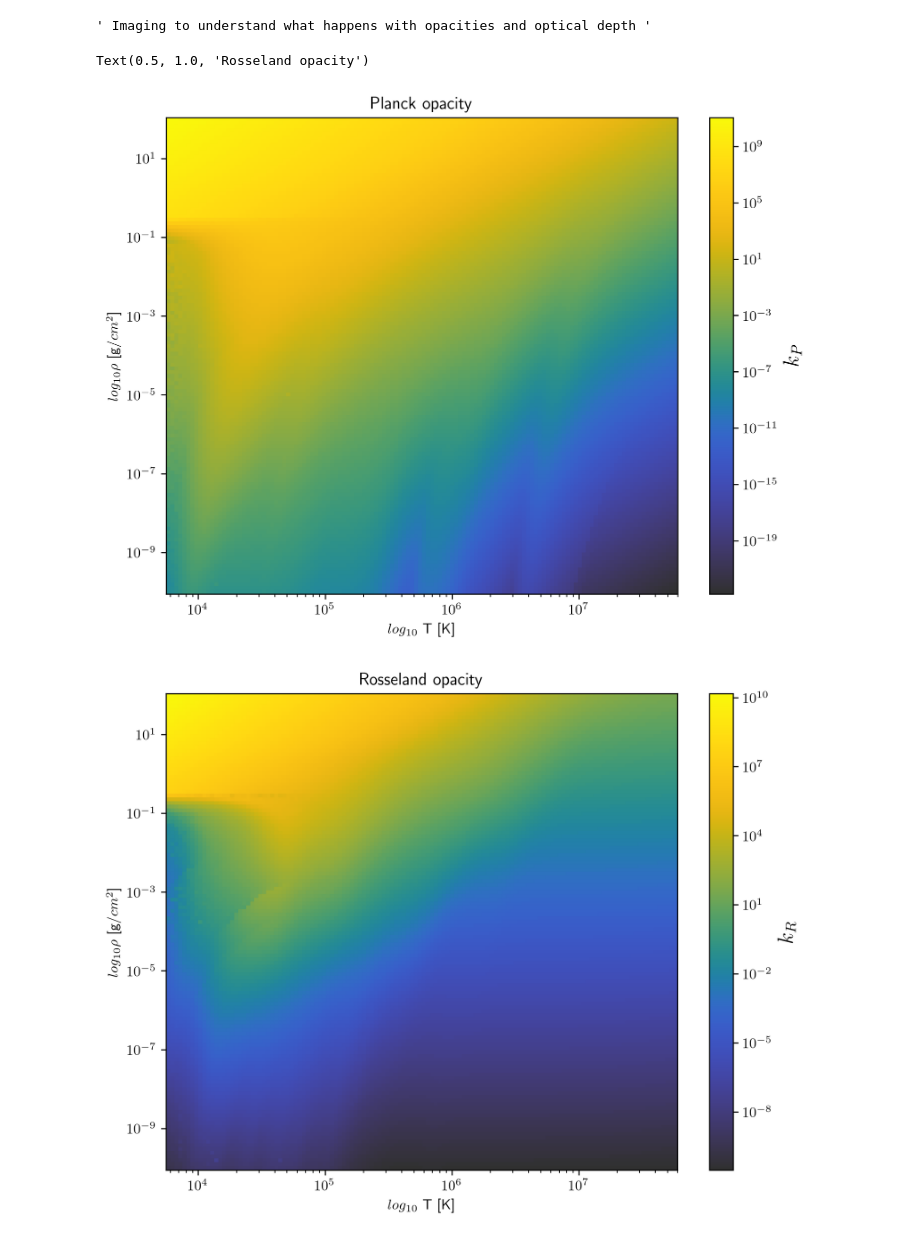
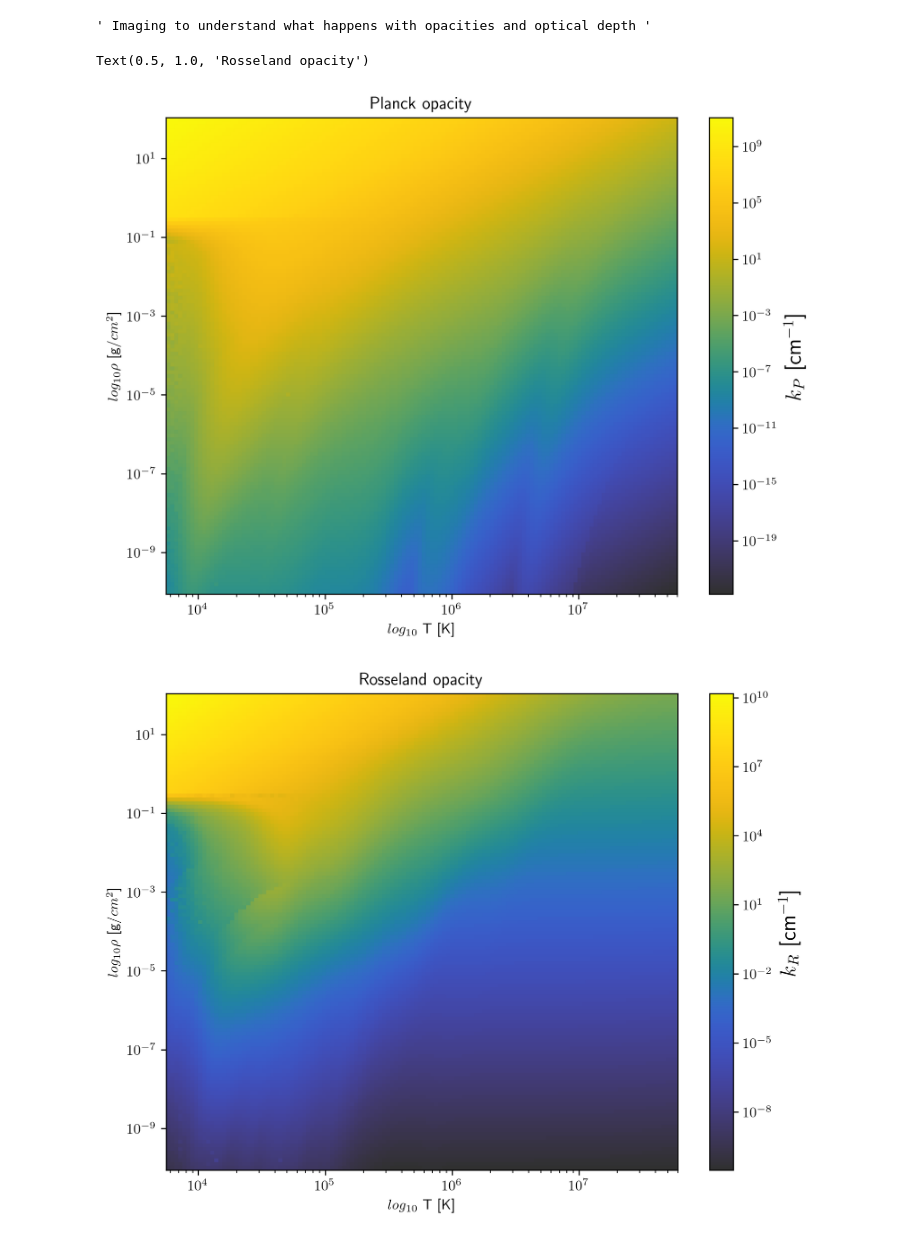
Before and after one commit to KKilmetis8/tde_comparison, a Jupyter notebook: Opacities_plot.ipynb, the cells around one changed output. Drawn from its saved outputs; the diff is of its cells as text; code cells hidden in the pictures.

Commit message:
plotting

```diff
--- a/Opacities_plot.ipynb
+++ b/Opacities_plot.ipynb
@@ -23,39 +23,44 @@ Rsol_to_cm = 6.957e10
 # PLOT FOR ELENA
 loadpath = 'src/Opacity/'
 lnT = np.loadtxt(loadpath + 'T.txt')
-#lnrho = np.loadtxt(loadpath + 'rho.txt')
+lnrho = np.loadtxt(loadpath + 'rho.txt')
 lnk_ross = np.loadtxt(loadpath + 'ross.txt')
 lnk_planck = np.loadtxt(loadpath + 'planck.txt')
-#lnrho_extended = np.loadtxt(loadpath + 'rho_expansion.txt')
+lnrho_extended = np.loadtxt(loadpath + 'big_lnrho.txt')
 lnk_ross_extended = np.loadtxt(loadpath + 'ross_expansion.txt')
 lnk_planck_extended = np.loadtxt(loadpath + 'planck_expansion.txt')
 # %%
 plt.figure(figsize = (8,6))
-img = plt.pcolormesh(np.exp(lnT), np.exp(lnrho), np.exp(lnk_planck).T, cmap = 'cet_gouldian', norm = colors.LogNorm())
+T = np.exp(lnT)
+rho = np.exp(lnrho)
+planck = np.exp(lnk_planck)
+ross = np.exp(lnk_ross)
+
+img = plt.pcolormesh(T, rho, planck.T, cmap = 'cet_gouldian', norm = colors.LogNorm())
 cbar = plt.colorbar(img)
-cbar.set_label(r'$k_P$', fontsize = 15)
+cbar.set_label(r'$k_P$ [cm$^{-1}$]', fontsize = 15)
 plt.xlabel('$log_{10}$ T [K]')
 plt.ylabel(r'$log_{10}\rho$ [g/$cm^2$]')
 img.axes.get_yaxis().set_ticks([])
 plt.loglog()
 plt.savefig('Paola/k_P.png')
 plt.title('Planck opacity')
 
 plt.figure(figsize = (8,6))
-img = plt.pcolormesh(np.exp(lnT), np.exp(lnrho), np.exp(lnk_ross).T, cmap = 'cet_gouldian', norm = colors.LogNorm())
+img = plt.pcolormesh(T, rho, ross.T, cmap = 'cet_gouldian', norm = colors.LogNorm())
 cbar = plt.colorbar(img)
 plt.title('Rosseland opacity')
-cbar.set_label(r'$k_R$', fontsize = 15)
+cbar.set_label(r'$k_R$ [cm$^{-1}$]', fontsize = 15)
 plt.xlabel('$log_{10}$ T [K]')
 plt.ylabel(r'$log_{10}\rho$ [g/$cm^2$]')
 img.axes.get_yaxis().set_ticks([])
 plt.loglog()
 plt.savefig('Paola/k_R.png')
 plt.title('Rosseland opacity')
 # %% [output]
 Text(0.5, 1.0, 'Rosseland opacity')
-[figure, old version]
+[figure, new version]
-[figure, old version]
+[figure, new version]
 # %%
 planck_extended = np.exp(lnk_planck_extended)
 planck_extended = np.nan_to_num(planck_extended, nan = 0, posinf = 0, neginf= 0)
```
Also changed, not shown: parts of 2 cells of this notebook, 5 other files.
